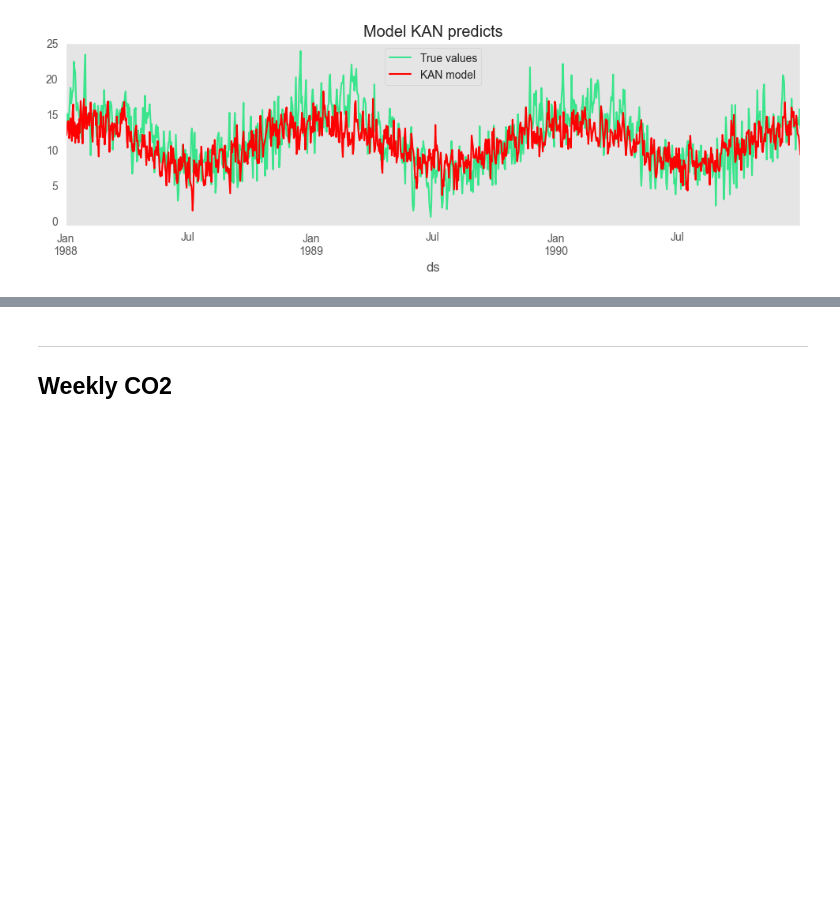
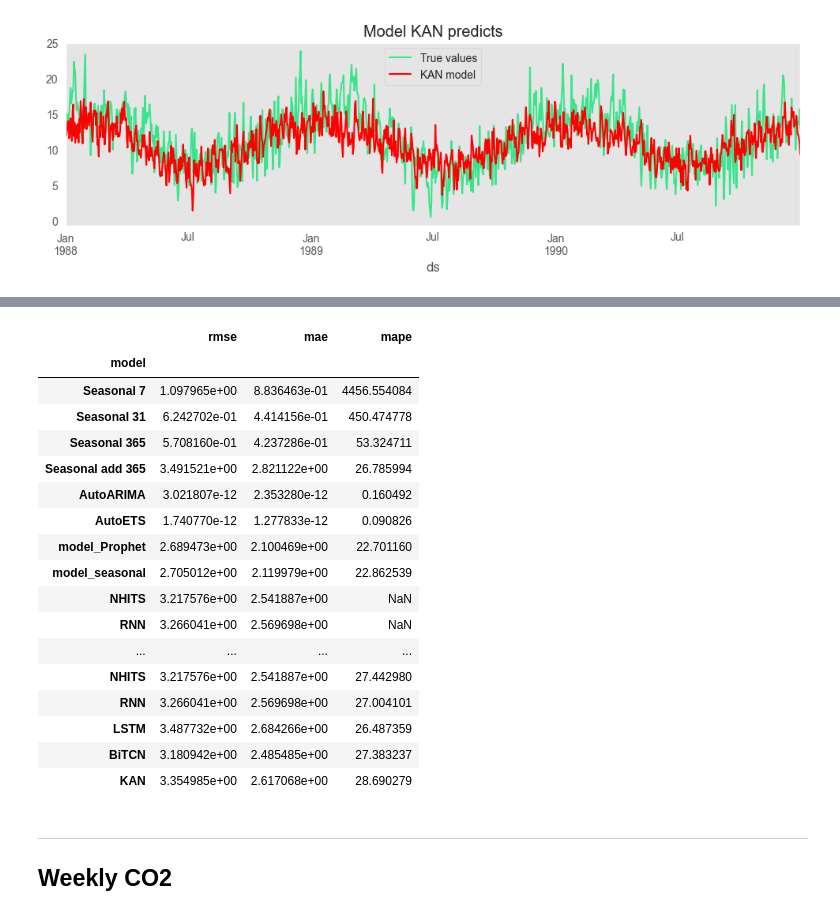
Before and after one commit to HannaHalka/Time-Series, a Jupyter notebook: Ass8/Assignment8.ipynb, the cells around one changed output, grey strips where cells are left out. Cells and saved outputs as stored; diff of their text form; code cells hidden in the pictures; blank space fills up the shorter version.

Commit message:
ass8 and metrics

```diff
--- a/Ass8/Assignment8.ipynb
+++ b/Ass8/Assignment8.ipynb
@@ -57,6 +51,23 @@ def models_ped_plot(true_value, model, name):
     ax.legend(['True values', f'{name} model'])
     plt.grid(False)
     plt.show()
+# %%
+def metrics(y_val, forecasts):
+    y_true = y_val.sort_index()
+    preds = forecasts.set_index('ds')[['NHITS', 'RNN', 'LSTM', 'BiTCN', 'KAN']]
+    preds = preds.loc[y_true.index]
+
+    results = []
+    for name in ['NHITS', 'RNN', 'LSTM', 'BiTCN', 'KAN']:
+        y_pred = preds[name]
+        rmse = np.sqrt(mean_squared_error(y_true, y_pred))
+        mae  = mean_absolute_error(y_true, y_pred)
+        mape = np.mean(np.abs((y_true - y_pred) / y_true)) * 100
+
+        results.append((name, rmse, mae, mape))
+
+    df = pd.DataFrame(results, columns=['model', 'rmse', 'mae', 'mape']).set_index('model')
+    return df
 # %% [markdown]
 ---
 ## Daily Temperature
@@ -211,3 +222,5 @@ models_ped_plot(y_val, KAN, 'KAN')
 [figure]
 [figure]
 [figure]
+# %%
+df = metrics(y_val, forecasts)
@@ -214,3 +235,27 @@ models_ped_plot(y_val, KAN, 'KAN')
+# %%
+metrics = pd.read_csv('../metrics/metrics_tempt.csv', index_col='model')
+metrics = pd.concat([metrics, df], axis=0)
+metrics.to_csv("../metrics/metrics_tempt.csv", index=True)
+metrics
+# %% [output]
+|  | rmse | mae | mape |
+| model |  |  |  |
+| Seasonal 7 | 1.097965e+00 | 8.836463e-01 | 4456.554084 |
+| Seasonal 31 | 6.242702e-01 | 4.414156e-01 | 450.474778 |
+| Seasonal 365 | 5.708160e-01 | 4.237286e-01 | 53.324711 |
+| Seasonal add 365 | 3.491521e+00 | 2.821122e+00 | 26.785994 |
+| AutoARIMA | 3.021807e-12 | 2.353280e-12 | 0.160492 |
+| AutoETS | 1.740770e-12 | 1.277833e-12 | 0.090826 |
+| model_Prophet | 2.689473e+00 | 2.100469e+00 | 22.701160 |
+| model_seasonal | 2.705012e+00 | 2.119979e+00 | 22.862539 |
+| NHITS | 3.217576e+00 | 2.541887e+00 | NaN |
+| RNN | 3.266041e+00 | 2.569698e+00 | NaN |
+| ... | ... | ... | ... |
+| NHITS | 3.217576e+00 | 2.541887e+00 | 27.442980 |
+| RNN | 3.266041e+00 | 2.569698e+00 | 27.004101 |
+| LSTM | 3.487732e+00 | 2.684266e+00 | 26.487359 |
+| BiTCN | 3.180942e+00 | 2.485485e+00 | 27.383237 |
+| KAN | 3.354985e+00 | 2.617068e+00 | 28.690279 |
 # %% [markdown]
 ---
 ## Weekly CO2
```
Also changed, not shown: parts of 17 cells of this notebook, 25 other files.
